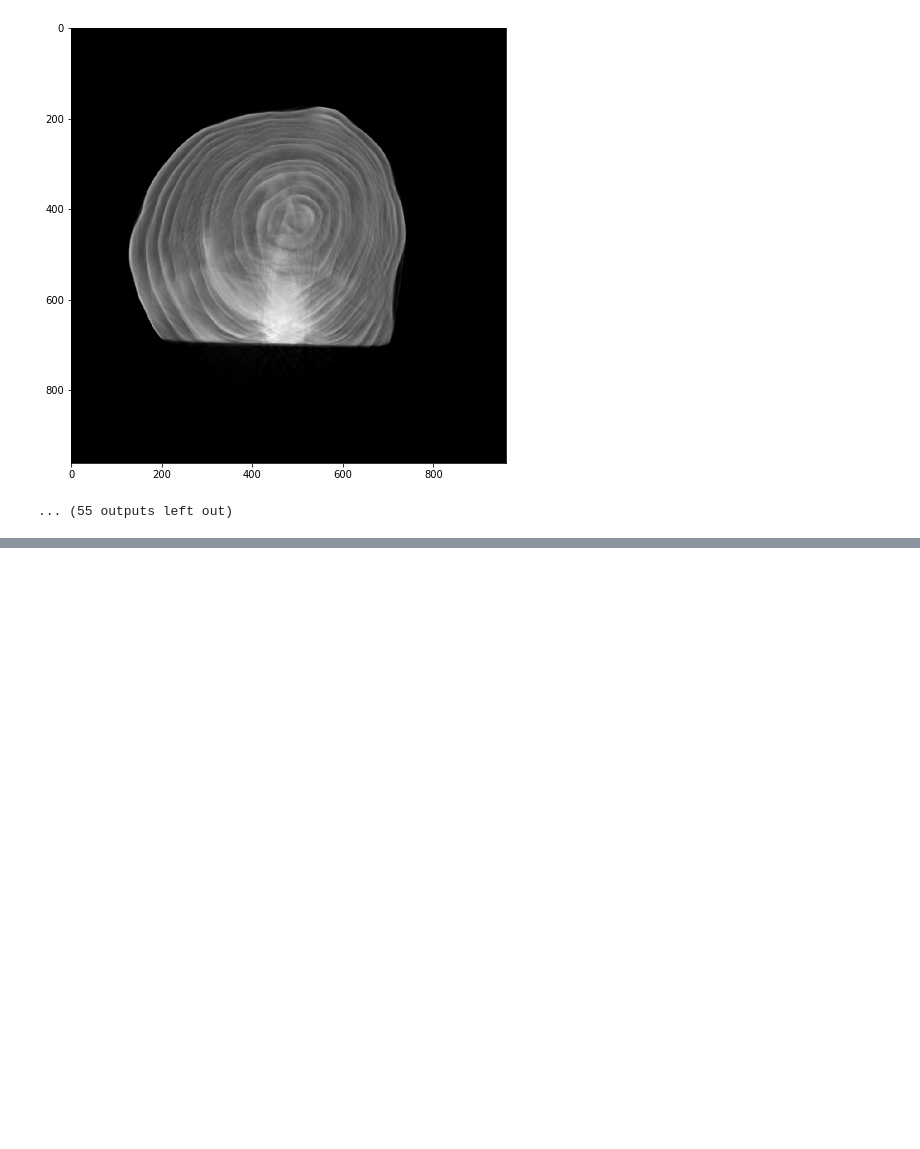
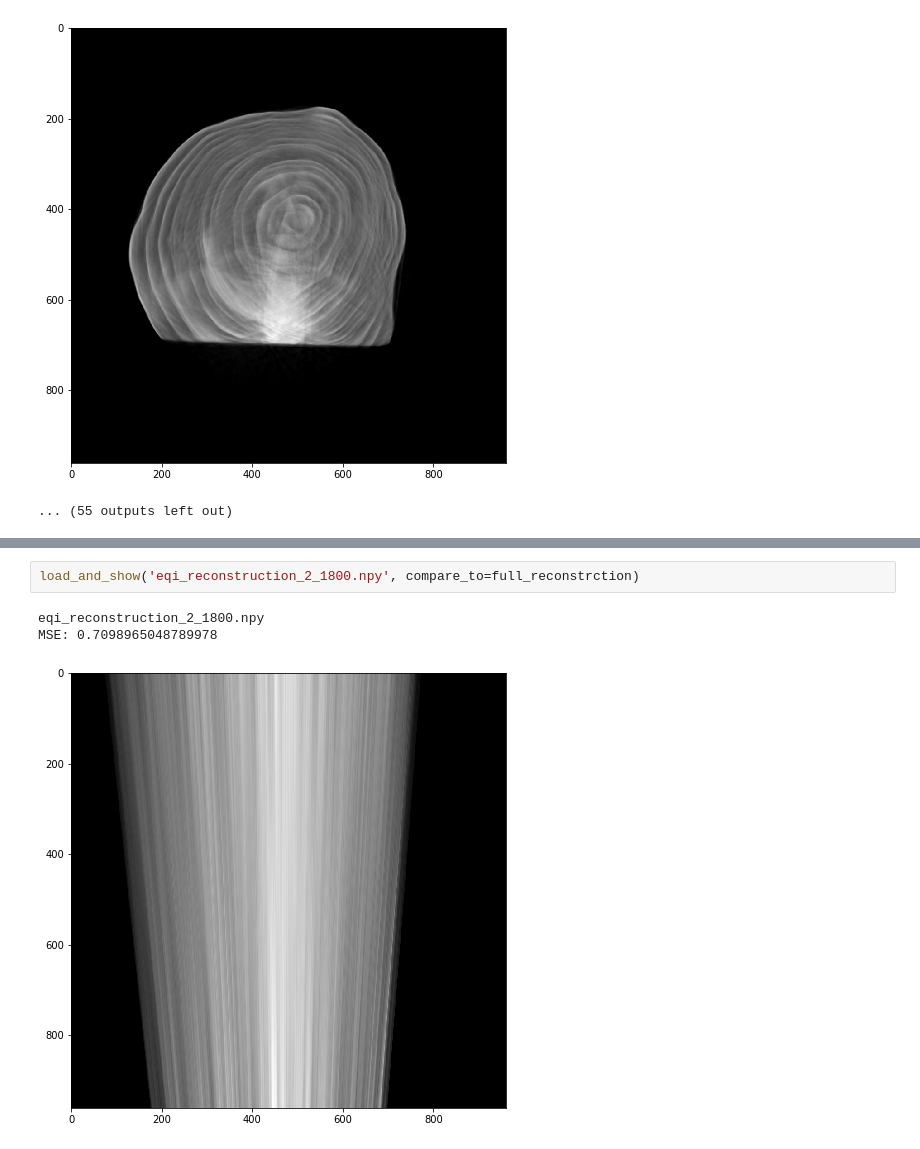
Before and after one commit to ZhaoqiangShen/computed_tomography, a Jupyter notebook: TV_inpaint.ipynb, the cells around one changed output, grey strips where cells are left out. Cells and saved outputs as stored; diff of their text form; blank space fills up the shorter version.

```diff
--- a/TV_inpaint.ipynb
+++ b/TV_inpaint.ipynb
@@ -57,0 +67,6 @@ dtype('float32')
+# %%
+load_and_show('eqi_reconstruction_2_1800.npy', compare_to=full_reconstrction)
+# %% [output]
+eqi_reconstruction_2_1800.npy
+MSE: 0.7098965048789978
+[figure, added]
```
Also changed, not shown: parts of 3 cells of this notebook, 6 other files.
